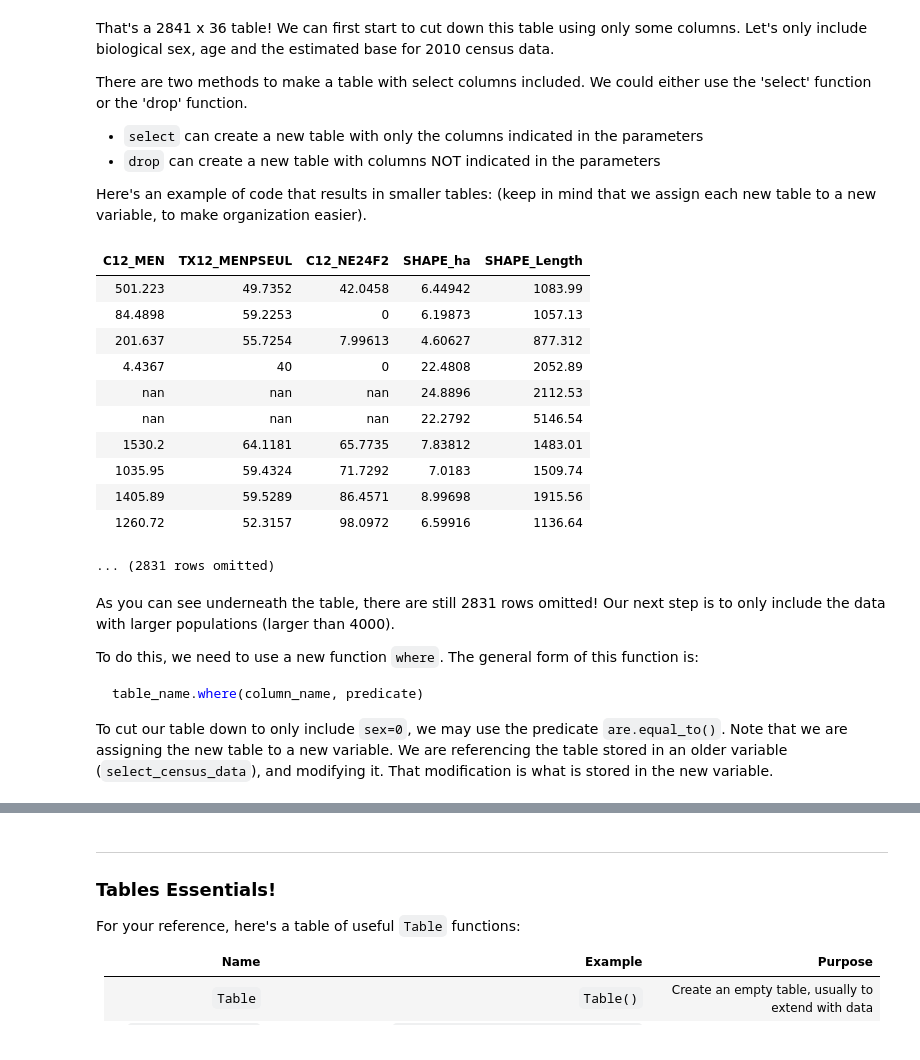
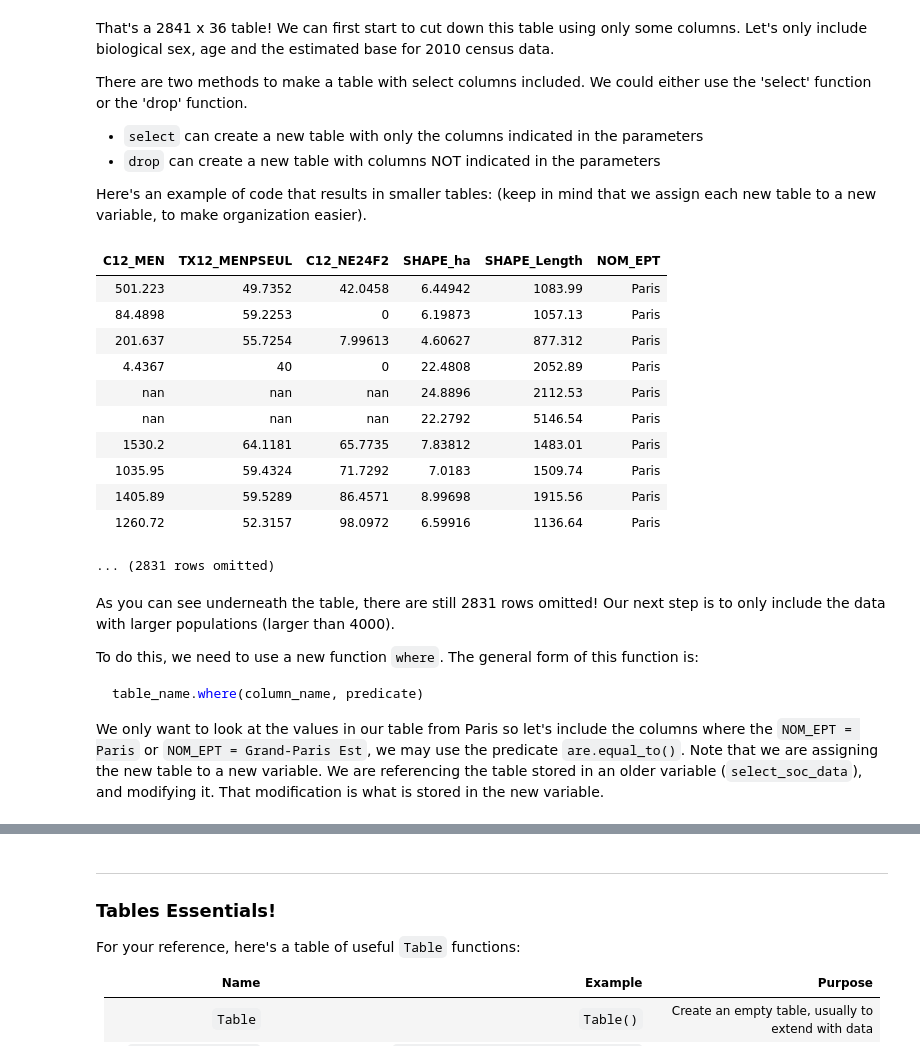
Before and after one commit to Sandotin/Analysis-of-Gentrification-of-Paris-IRIS-Units, a Jupyter notebook: French-43_Introduction-to-Python (2).ipynb, the cells around one changed output, grey strips where cells are left out. Cells and saved outputs as stored; diff of their text form; code cells hidden in the pictures.

````diff
--- a/French-43_Introduction-to-Python (2).ipynb
+++ b/French-43_Introduction-to-Python (2).ipynb
@@ -199,20 +224,20 @@ There are two methods to make a table with select columns included. We could eit
 
 Here's an example of code that results in smaller tables: (keep in mind that we assign each new table to a new variable, to make organization easier).
 # %%
-select_soc_data = soc_data.select("C12_MEN", "TX12_MENPSEUL", "C12_NE24F2", "SHAPE_ha", "SHAPE_Length")
+select_soc_data = soc_data.select("C12_MEN", "TX12_MENPSEUL", "C12_NE24F2", "SHAPE_ha", "SHAPE_Length", "NOM_EPT")
 select_soc_data
 # %% [output]
-| C12_MEN | TX12_MENPSEUL | C12_NE24F2 | SHAPE_ha | SHAPE_Length |
-| 501.223 | 49.7352 | 42.0458 | 6.44942 | 1083.99 |
-| 84.4898 | 59.2253 | 0 | 6.19873 | 1057.13 |
-| 201.637 | 55.7254 | 7.99613 | 4.60627 | 877.312 |
-| 4.4367 | 40 | 0 | 22.4808 | 2052.89 |
-| nan | nan | nan | 24.8896 | 2112.53 |
-| nan | nan | nan | 22.2792 | 5146.54 |
-| 1530.2 | 64.1181 | 65.7735 | 7.83812 | 1483.01 |
-| 1035.95 | 59.4324 | 71.7292 | 7.0183 | 1509.74 |
-| 1405.89 | 59.5289 | 86.4571 | 8.99698 | 1915.56 |
-| 1260.72 | 52.3157 | 98.0972 | 6.59916 | 1136.64 |
+| C12_MEN | TX12_MENPSEUL | C12_NE24F2 | SHAPE_ha | SHAPE_Length | NOM_EPT |
+| 501.223 | 49.7352 | 42.0458 | 6.44942 | 1083.99 | Paris |
+| 84.4898 | 59.2253 | 0 | 6.19873 | 1057.13 | Paris |
+| 201.637 | 55.7254 | 7.99613 | 4.60627 | 877.312 | Paris |
+| 4.4367 | 40 | 0 | 22.4808 | 2052.89 | Paris |
+| nan | nan | nan | 24.8896 | 2112.53 | Paris |
+| nan | nan | nan | 22.2792 | 5146.54 | Paris |
+| 1530.2 | 64.1181 | 65.7735 | 7.83812 | 1483.01 | Paris |
+| 1035.95 | 59.4324 | 71.7292 | 7.0183 | 1509.74 | Paris |
+| 1405.89 | 59.5289 | 86.4571 | 8.99698 | 1915.56 | Paris |
+| 1260.72 | 52.3157 | 98.0972 | 6.59916 | 1136.64 | Paris |
 ... (2831 rows omitted)
 # %% [markdown]
 As you can see underneath the table, there are still 2831 rows omitted! Our next step is to only include the data with larger populations (larger than 4000).
@@ -223,4 +248,4 @@ To do this, we need to use a new function `where`. The general form of this func
 table_name.where(column_name, predicate)
 ```
 
-To cut our table down to only include `sex=0`, we may use the predicate `are.equal_to()`. Note that we are assigning the new table to a new variable. We are referencing the table stored in an older variable (`select_census_data`), and modifying it. That modification is what is stored in the new variable.
+We only want to look at the values in our table from Paris so let's include the columns where the `NOM_EPT = Paris` or `NOM_EPT = Grand-Paris Est`, we may use the predicate `are.equal_to()`. Note that we are assigning the new table to a new variable. We are referencing the table stored in an older variable (`select_soc_data`), and modifying it. That modification is what is stored in the new variable.
````
Also changed, not shown: parts of 21 cells of this notebook, 1 other file.
